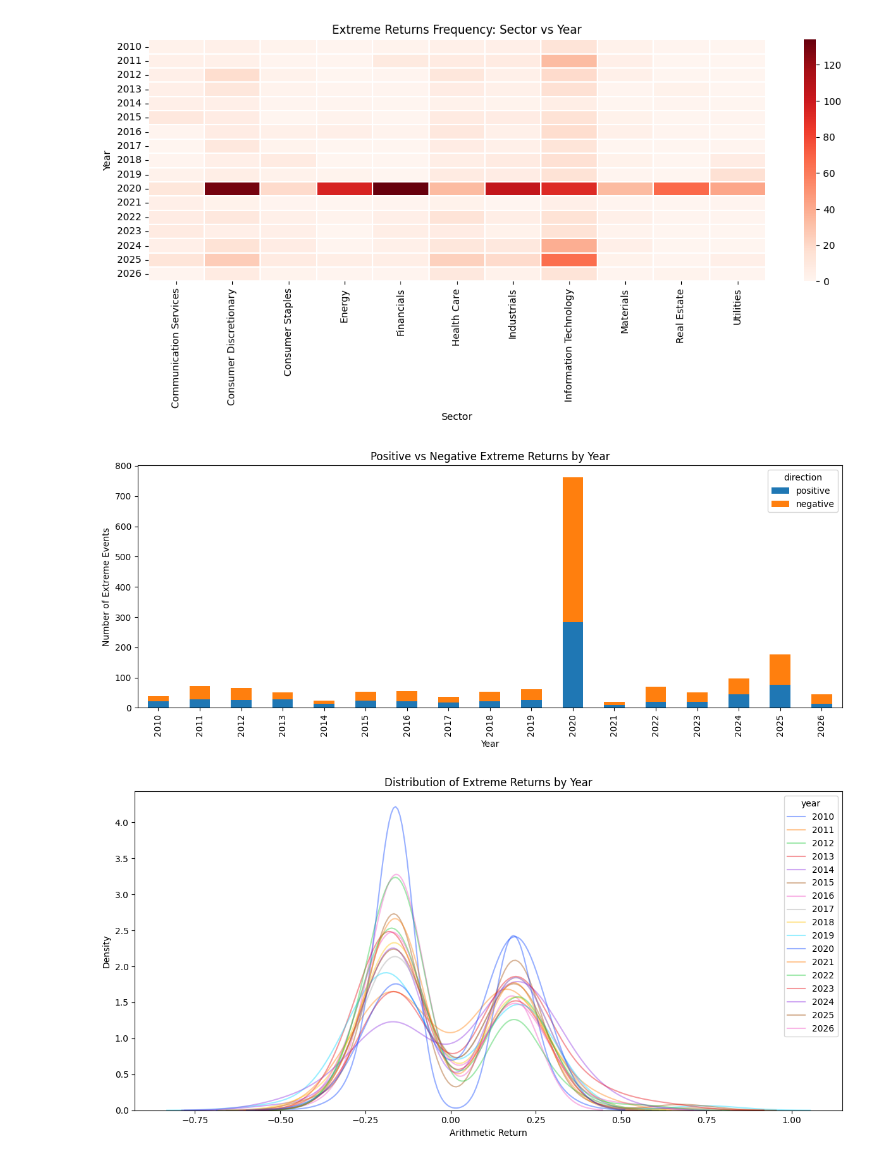
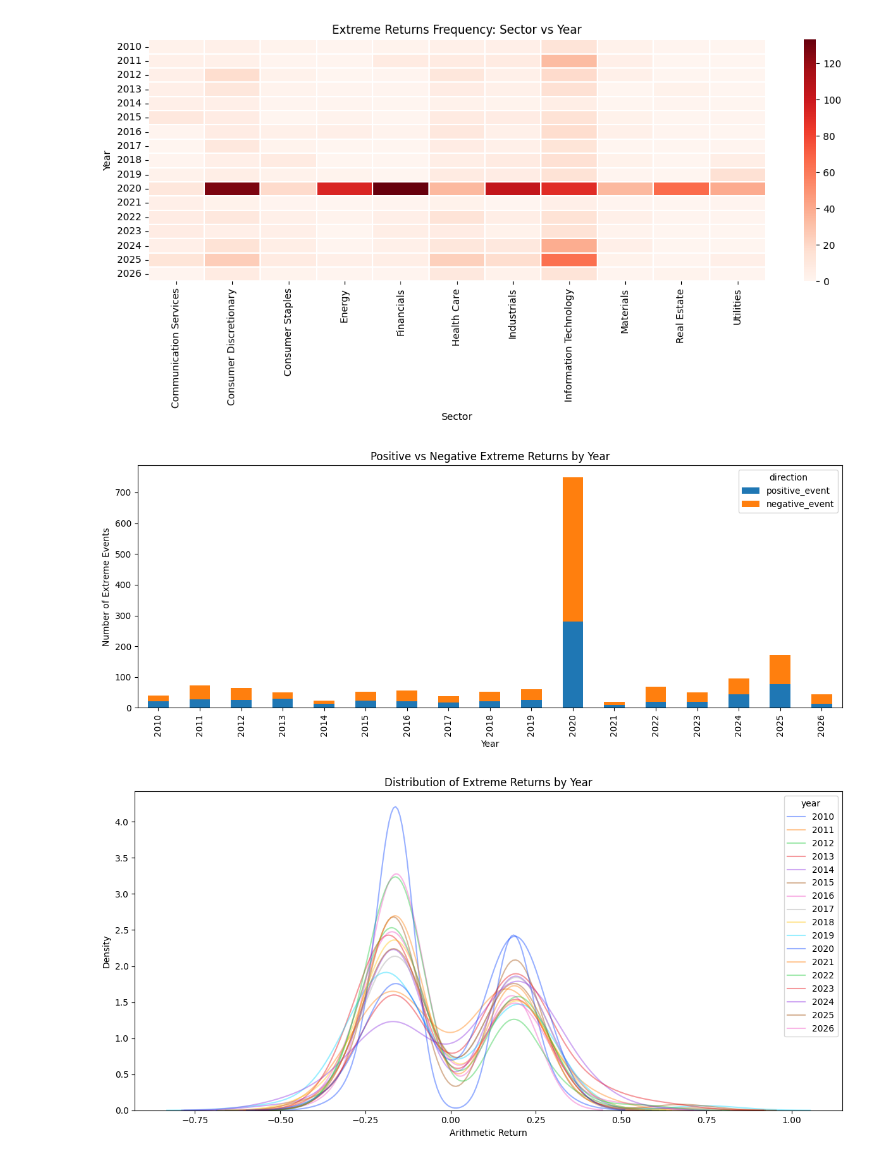
Before and after one commit to PierreNiberon/CFDS-Project, a Jupyter notebook: 7_large_returns_features_pct.ipynb, the cells around one changed output. Drawn from its saved outputs; the diff is of its cells as text; code cells hidden in the pictures.

Commit message:
Correct large returns features

```diff
--- a/7_large_returns_features_pct.ipynb
+++ b/7_large_returns_features_pct.ipynb
@@ -243,9 +243,9 @@ Length: 112, dtype: float64
 # -----------------------------
 # Positive = 1, Negative = -1
 extreme_returns["direction"] = np.where(
-    extreme_returns["arithmetic_return"] > 0,
-    "positive",
-    "negative"
+    extreme_returns["log_return"] > 0,
+    "positive_event",
+    "negative_event"
 )
 
 # -----------------------------
@@ -263,12 +263,12 @@ yearly_sign = (
 # -----------------------------
 
 # Net imbalance: positive - negative extremes
-yearly_sign["net"] = yearly_sign["positive"] - yearly_sign["negative"]
+yearly_sign["net"] = yearly_sign["positive_event"] - yearly_sign["negative_event"]
 
 # Ratio of positive extremes (avoid division issues)
 yearly_sign["ratio_positive"] = (
-    yearly_sign["positive"] /
-    (yearly_sign["positive"] + yearly_sign["negative"])
+    yearly_sign["positive_event"] /
+    (yearly_sign["positive_event"] + yearly_sign["negative_event"])
 )
 
 # -----------------------------
@@ -278,14 +278,14 @@ yearly_sign["ratio_positive"] = (
 # Mean extreme return per year (signed)
 yearly_mean_return = (
     extreme_returns
-    .groupby("year")["arithmetic_return"]
+    .groupby("year")["log_return"]
     .mean()
 )
 
 # Median extreme return per year (robust to outliers)
 yearly_median_return = (
     extreme_returns
-    .groupby("year")["arithmetic_return"]
+    .groupby("year")["log_return"]
     .median()
 )
 
@@ -293,11 +293,11 @@ yearly_median_return = (
 # 6. Combine everything into one table (optional)
 # -----------------------------
 yearly_analysis = yearly_sign.copy()
-yearly_analysis["mean_return"] = yearly_mean_return
-yearly_analysis["median_return"] = yearly_median_return
+yearly_analysis["mean_log_return"] = yearly_mean_return
+yearly_analysis["median_log_return"] = yearly_median_return
 
 # -----------------------------
 # 7. Output
 # -----------------------------
-print(yearly_analysis.sort_index())
+display(yearly_analysis.sort_index())
 # %% [output]
@@ -392,19 +405,19 @@ plt.show()
 # %% [output]
 [figure]
 # %%
-yearly_sign[["positive", "negative"]].plot(
+yearly_sign[["positive_event", "negative_event"]].plot(
     kind="bar",
     stacked=True,
     figsize=(12, 5)
 )
 
 plt.title("Positive vs Negative Extreme Returns by Year")
 plt.xlabel("Year")
 plt.ylabel("Number of Extreme Events")
 plt.tight_layout()
 plt.show()
 # %% [output]
-[figure, old version]
+[figure, new version]
 # %%
 plt.figure(figsize=(12, 6))
 
```
Also changed, not shown: parts of 12 cells of this notebook.
